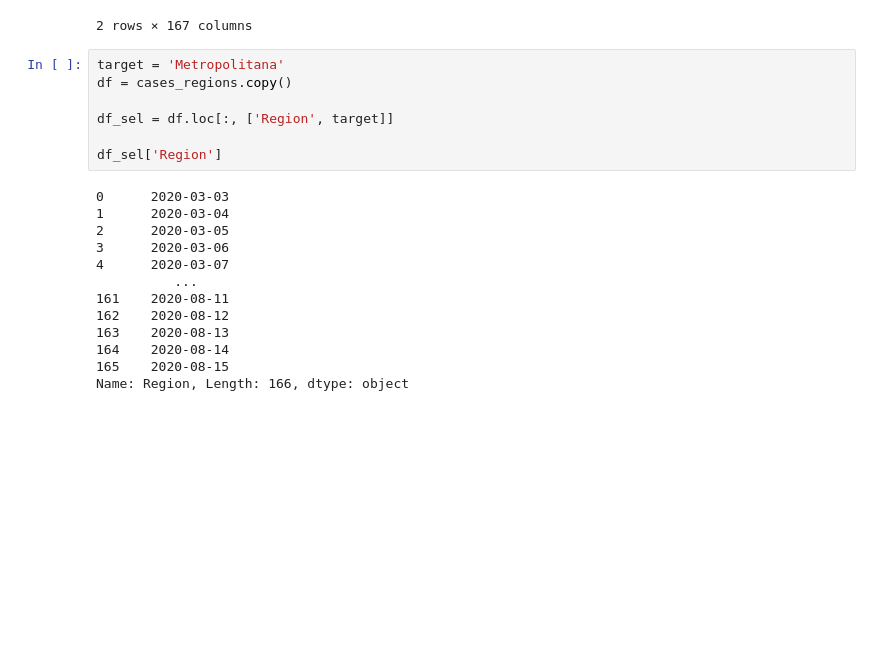
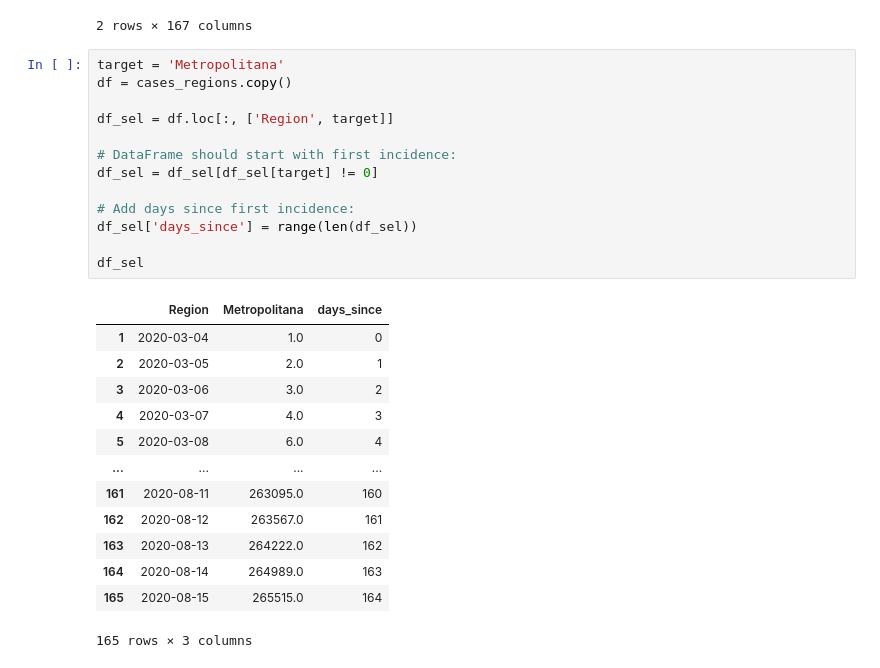
Before and after one commit to muellermax/Covid-Chile-Prediction, a Jupyter notebook: Covid Chile Prediction.ipynb, the cells around one changed output. Saved outputs shown, nothing was run; the diff lists cells and outputs as text; blank space fills up the shorter version.

```diff
--- a/Covid Chile Prediction.ipynb
+++ b/Covid Chile Prediction.ipynb
@@ -527,20 +563,27 @@ transposed_cases.head(2)
 # %%
 target = 'Metropolitana'
 df = cases_regions.copy()
 
 df_sel = df.loc[:, ['Region', target]]
 
-df_sel['Region']
+# DataFrame should start with first incidence:
+df_sel = df_sel[df_sel[target] != 0]
+
+# Add days since first incidence:
+df_sel['days_since'] = range(len(df_sel))
+
+df_sel
 # %% [output]
+|  | Region | Metropolitana | days_since |
+| 1 | 2020-03-04 | 1.0 | 0 |
+| 2 | 2020-03-05 | 2.0 | 1 |
+| 3 | 2020-03-06 | 3.0 | 2 |
+| 4 | 2020-03-07 | 4.0 | 3 |
+| 5 | 2020-03-08 | 6.0 | 4 |
+| ... | ... | ... | ... |
+| 161 | 2020-08-11 | 263095.0 | 160 |
+| 162 | 2020-08-12 | 263567.0 | 161 |
+| 163 | 2020-08-13 | 264222.0 | 162 |
+| 164 | 2020-08-14 | 264989.0 | 163 |
+| 165 | 2020-08-15 | 265515.0 | 164 |
-0      2020-03-03
-1      2020-03-04
-2      2020-03-05
-3      2020-03-06
-4      2020-03-07
-          ...
-161    2020-08-11
-162    2020-08-12
-163    2020-08-13
-164    2020-08-14
-165    2020-08-15
-Name: Region, Length: 166, dtype: object
+165 rows × 3 columns
```
Also changed, not shown: parts of 4 cells of this notebook.
